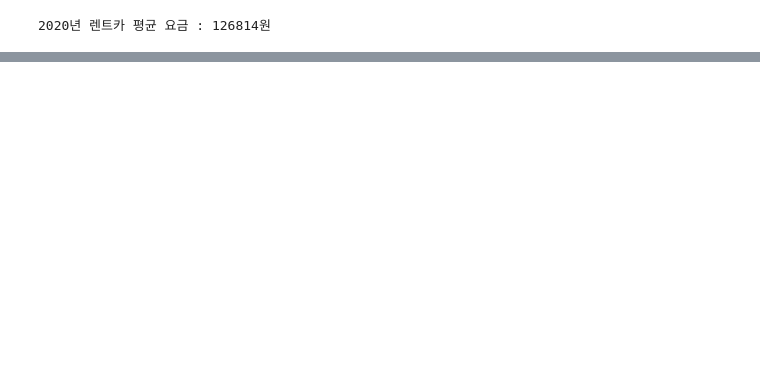
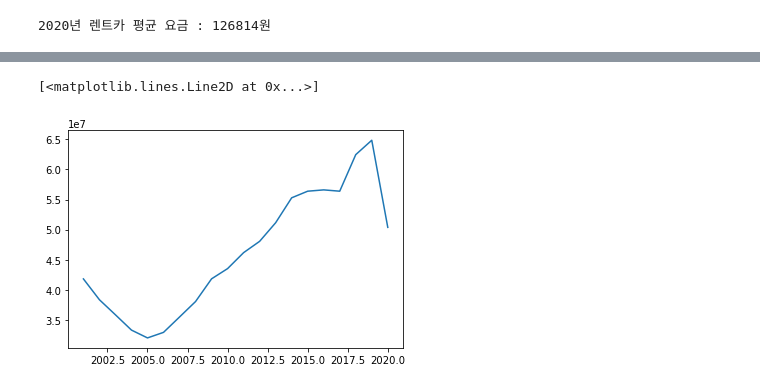
Before and after one commit to L2egg/L2egg, a Jupyter notebook: 제주도.ipynb, the cells around one changed output, grey strips where cells are left out. Cells and saved outputs as stored; diff of their text form; code cells hidden in the pictures; blank space fills up the shorter version.

```diff
--- a/제주도.ipynb
+++ b/제주도.ipynb
@@ -137,0 +181,3 @@ print('2020년 렌트카 평균 요금 : {0:.0f}원'.format(average))
+# %%
+dataset5 = pd.read_csv('jeju_bus_q.csv')
+dataset5.head()
@@ -137,0 +191,3 @@ print('2020년 렌트카 평균 요금 : {0:.0f}원'.format(average))
+# %%
+dataset5 = dataset5[dataset5['구분'] == '계']
+dataset5.tail()
@@ -137,0 +201,5 @@ print('2020년 렌트카 평균 요금 : {0:.0f}원'.format(average))
+# %%
+plt.plot(dataset5.iloc[:,0], dataset5.iloc[:,2])
+# %% [output]
+[<matplotlib.lines.Line2D at 0x...>]
+[figure, added]
```
Also changed, not shown: parts of 22 cells of this notebook.
